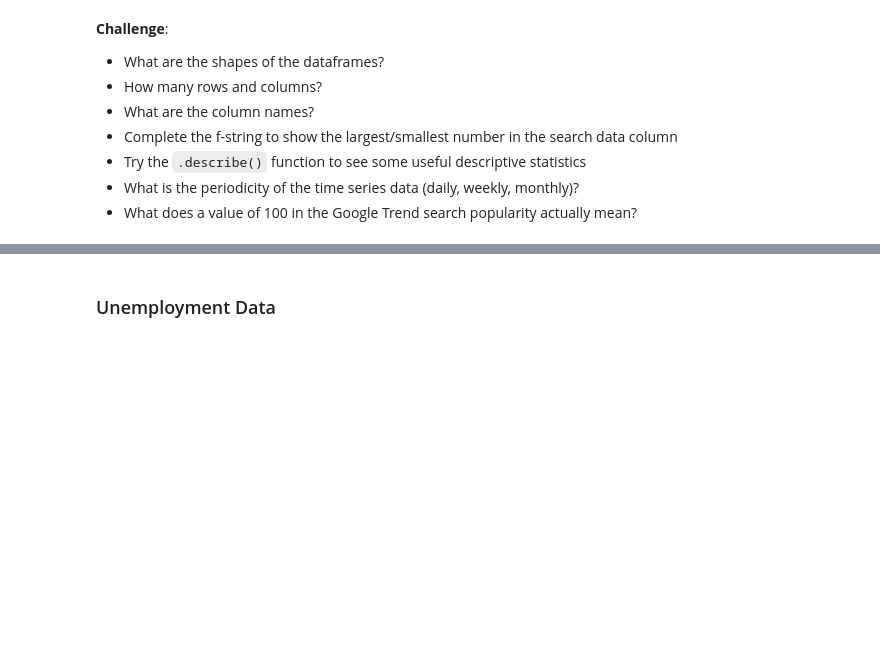
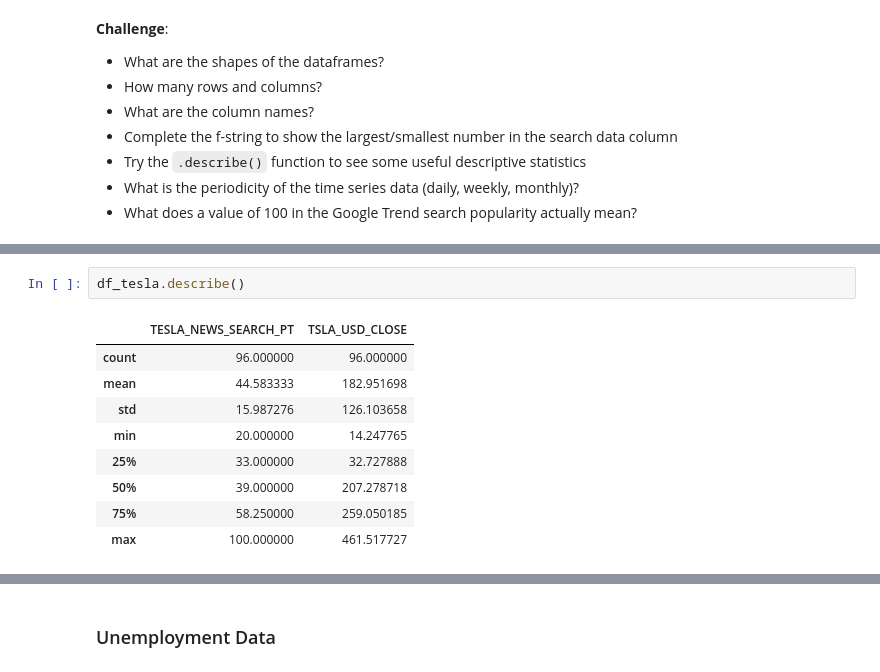
Before and after one commit to heyliceeee/Google-Trends-Data, a Jupyter notebook: Google Trends and Data Visualisation.ipynb, the cells around one changed output, grey strips where cells are left out. Cells and saved outputs as stored; diff of their text form; blank space fills up the shorter version.

```diff
--- a/Google Trends and Data Visualisation (start).ipynb
+++ b/Google Trends and Data Visualisation.ipynb
@@ -171,0 +196,12 @@ Smallest value for Tesla in Web Search:
+# %%
+df_tesla.describe()
+# %% [output]
+|  | TESLA_NEWS_SEARCH_PT | TSLA_USD_CLOSE |
+| count | 96.000000 | 96.000000 |
+| mean | 44.583333 | 182.951698 |
+| std | 15.987276 | 126.103658 |
+| min | 20.000000 | 14.247765 |
+| 25% | 33.000000 | 32.727888 |
+| 50% | 39.000000 | 207.278718 |
+| 75% | 58.250000 | 259.050185 |
+| max | 100.000000 | 461.517727 |
```
Also changed, not shown: parts of 14 cells of this notebook, 1 other file.
